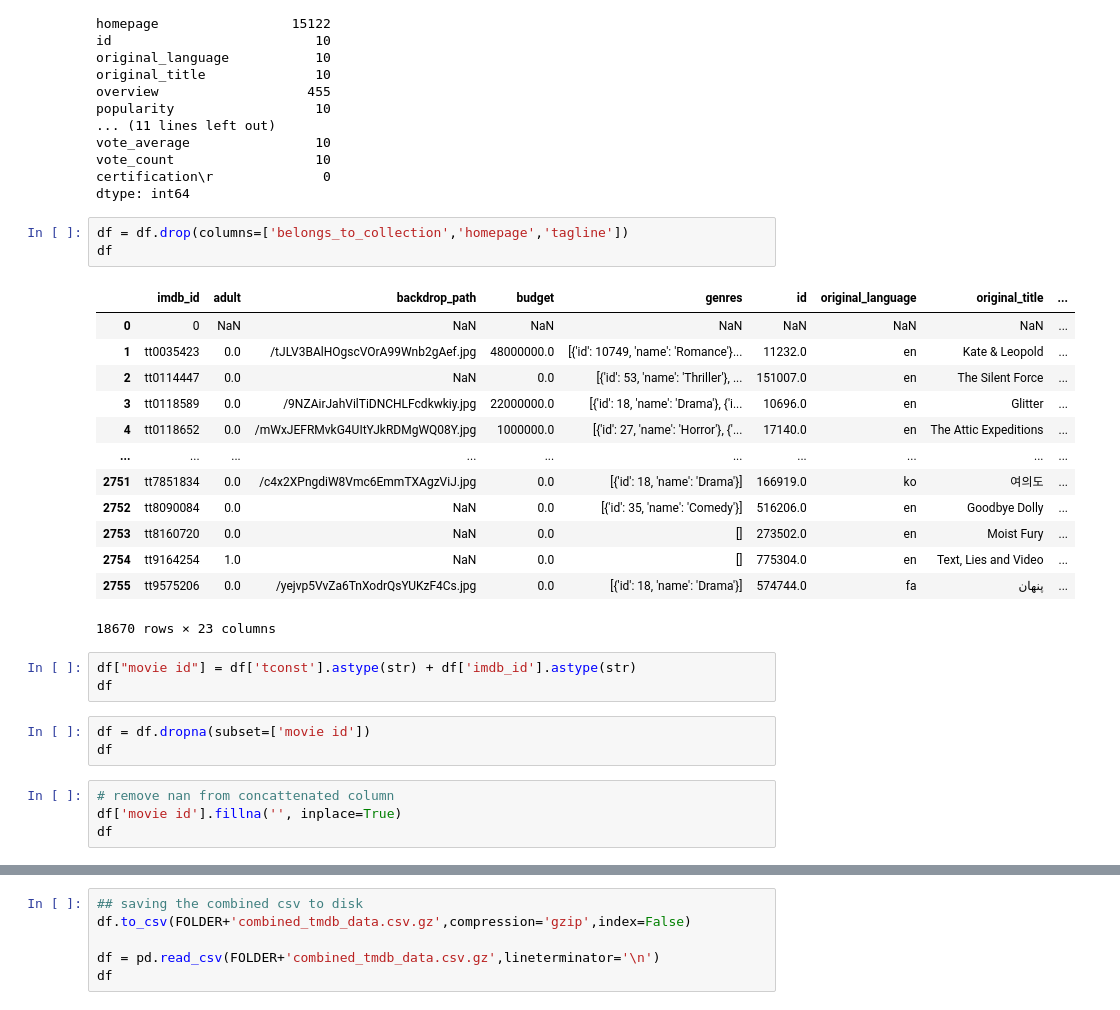
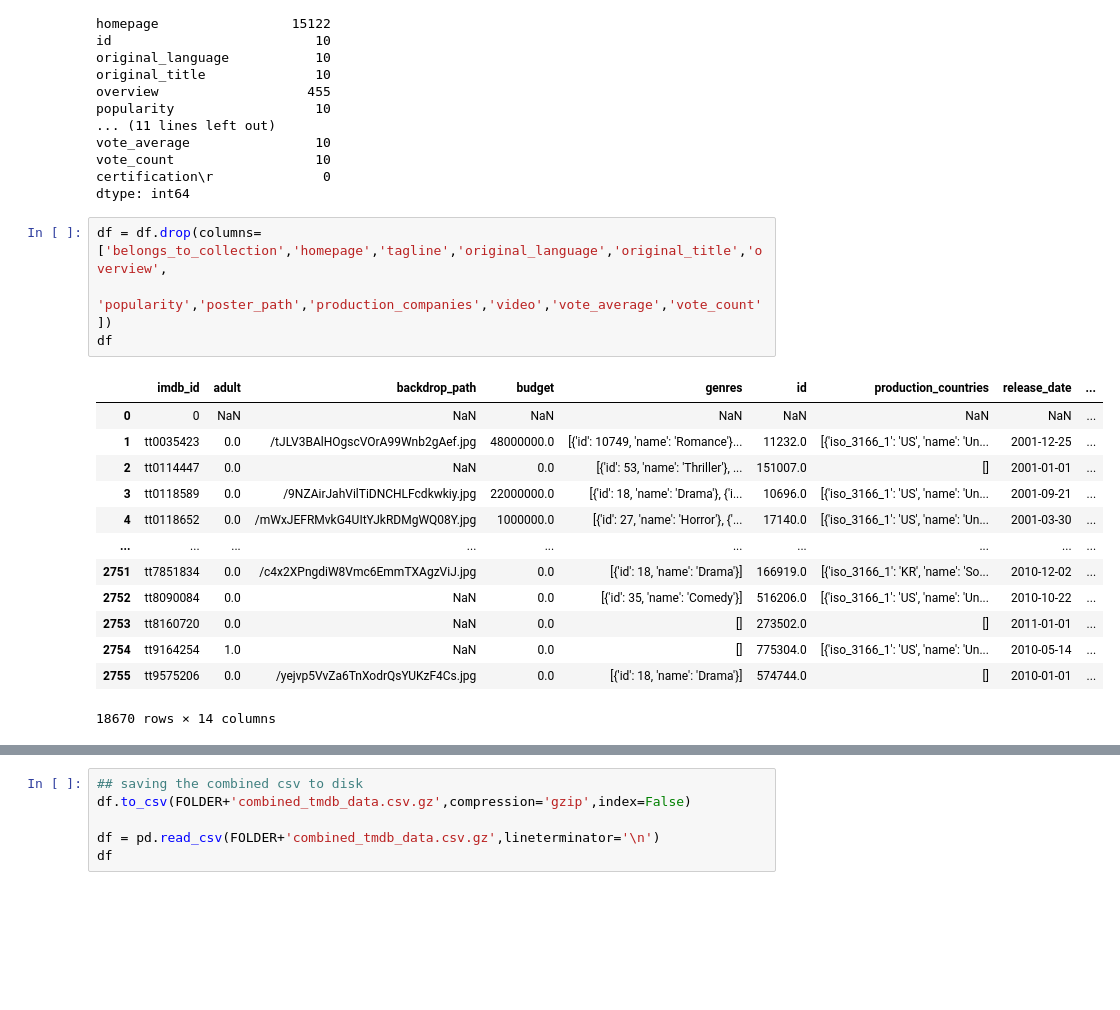
Before and after one commit to Luz-Dobbins/Movie-Database, a Jupyter notebook: Project 3 Part 4 - Hypothesis Testing.ipynb, the cells around one changed output, grey strips where cells are left out. Saved outputs shown, nothing was run; the diff lists cells and outputs as text; blank space fills up the shorter version.

```diff
--- a/Project 3 Part 4 - Hypothesis Testing.ipynb
+++ b/Project 3 Part 4 - Hypothesis Testing.ipynb
@@ -131,32 +131,23 @@ vote_count                  10
 certification\r              0
 dtype: int64
 # %%
-df = df.drop(columns=['belongs_to_collection','homepage','tagline'])
+df = df.drop(columns=['belongs_to_collection','homepage','tagline','original_language','original_title','overview',
+                      'popularity','poster_path','production_companies','video','vote_average','vote_count'])
 df
 # %% [output]
-|  | imdb_id | adult | backdrop_path | budget | genres | id | original_language | original_title | ... |
+|  | imdb_id | adult | backdrop_path | budget | genres | id | production_countries | release_date | ... |
 | 0 | 0 | NaN | NaN | NaN | NaN | NaN | NaN | NaN | ... |
-| 1 | tt0035423 | 0.0 | /tJLV3BAlHOgscVOrA99Wnb2gAef.jpg | 48000000.0 | [{'id': 10749, 'name': 'Romance'}... | 11232.0 | en | Kate & Leopold | ... |
-| 2 | tt0114447 | 0.0 | NaN | 0.0 | [{'id': 53, 'name': 'Thriller'}, ... | 151007.0 | en | The Silent Force | ... |
-| 3 | tt0118589 | 0.0 | /9NZAirJahVilTiDNCHLFcdkwkiy.jpg | 22000000.0 | [{'id': 18, 'name': 'Drama'}, {'i... | 10696.0 | en | Glitter | ... |
-| 4 | tt0118652 | 0.0 | /mWxJEFRMvkG4UItYJkRDMgWQ08Y.jpg | 1000000.0 | [{'id': 27, 'name': 'Horror'}, {'... | 17140.0 | en | The Attic Expeditions | ... |
+| 1 | tt0035423 | 0.0 | /tJLV3BAlHOgscVOrA99Wnb2gAef.jpg | 48000000.0 | [{'id': 10749, 'name': 'Romance'}... | 11232.0 | [{'iso_3166_1': 'US', 'name': 'Un... | 2001-12-25 | ... |
+| 2 | tt0114447 | 0.0 | NaN | 0.0 | [{'id': 53, 'name': 'Thriller'}, ... | 151007.0 | [] | 2001-01-01 | ... |
+| 3 | tt0118589 | 0.0 | /9NZAirJahVilTiDNCHLFcdkwkiy.jpg | 22000000.0 | [{'id': 18, 'name': 'Drama'}, {'i... | 10696.0 | [{'iso_3166_1': 'US', 'name': 'Un... | 2001-09-21 | ... |
+| 4 | tt0118652 | 0.0 | /mWxJEFRMvkG4UItYJkRDMgWQ08Y.jpg | 1000000.0 | [{'id': 27, 'name': 'Horror'}, {'... | 17140.0 | [{'iso_3166_1': 'US', 'name': 'Un... | 2001-03-30 | ... |
 | ... | ... | ... | ... | ... | ... | ... | ... | ... | ... |
-| 2751 | tt7851834 | 0.0 | /c4x2XPngdiW8Vmc6EmmTXAgzViJ.jpg | 0.0 | [{'id': 18, 'name': 'Drama'}] | 166919.0 | ko | 여의도 | ... |
-| 2752 | tt8090084 | 0.0 | NaN | 0.0 | [{'id': 35, 'name': 'Comedy'}] | 516206.0 | en | Goodbye Dolly | ... |
-| 2753 | tt8160720 | 0.0 | NaN | 0.0 | [] | 273502.0 | en | Moist Fury | ... |
-| 2754 | tt9164254 | 1.0 | NaN | 0.0 | [] | 775304.0 | en | Text, Lies and Video | ... |
-| 2755 | tt9575206 | 0.0 | /yejvp5VvZa6TnXodrQsYUKzF4Cs.jpg | 0.0 | [{'id': 18, 'name': 'Drama'}] | 574744.0 | fa | پنهان | ... |
+| 2751 | tt7851834 | 0.0 | /c4x2XPngdiW8Vmc6EmmTXAgzViJ.jpg | 0.0 | [{'id': 18, 'name': 'Drama'}] | 166919.0 | [{'iso_3166_1': 'KR', 'name': 'So... | 2010-12-02 | ... |
+| 2752 | tt8090084 | 0.0 | NaN | 0.0 | [{'id': 35, 'name': 'Comedy'}] | 516206.0 | [{'iso_3166_1': 'US', 'name': 'Un... | 2010-10-22 | ... |
+| 2753 | tt8160720 | 0.0 | NaN | 0.0 | [] | 273502.0 | [] | 2011-01-01 | ... |
+| 2754 | tt9164254 | 1.0 | NaN | 0.0 | [] | 775304.0 | [{'iso_3166_1': 'US', 'name': 'Un... | 2010-05-14 | ... |
+| 2755 | tt9575206 | 0.0 | /yejvp5VvZa6TnXodrQsYUKzF4Cs.jpg | 0.0 | [{'id': 18, 'name': 'Drama'}] | 574744.0 | [] | 2010-01-01 | ... |
-18670 rows × 23 columns
+18670 rows × 14 columns
-# %%
-df["movie id"] = df['tconst'].astype(str) + df['imdb_id'].astype(str)
-df
-# %%
-df = df.dropna(subset=['movie id'])
-df
-# %%
-# remove nan from concattenated column
-df['movie id'].fillna('', inplace=True)
-df
 # %%
 # remove ids that are 0
 df = df.loc[ df['imdb_id']!='0']
```
Also changed, not shown: parts of 6 cells of this notebook.
